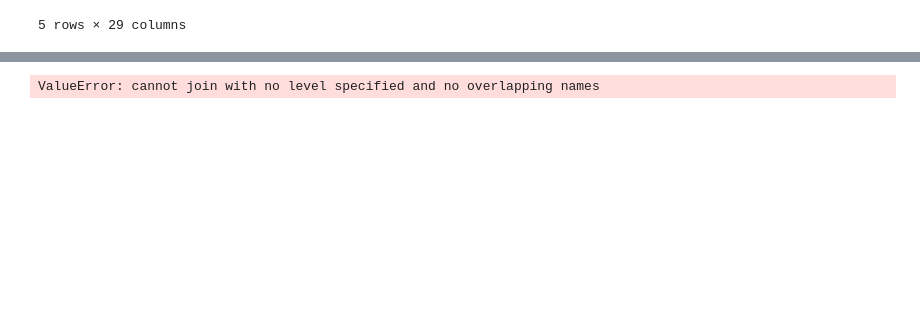
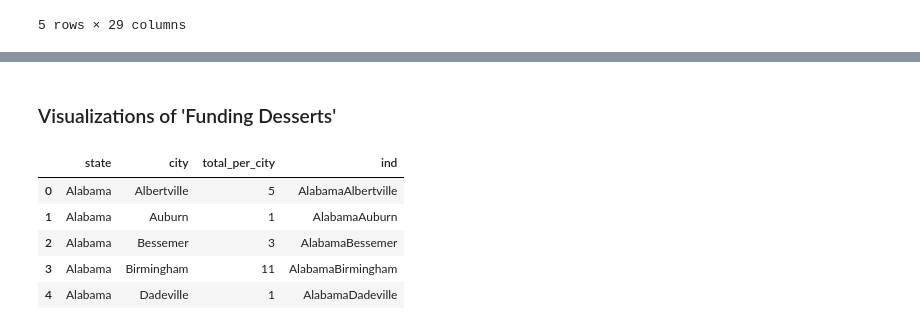
Before and after one commit to USA4UNHCR/DonorsChoose.org-Challenge, a Jupyter notebook: your_work/Maria/Donors_choose_data_exploration.ipynb, the cells around one changed output, grey strips where cells are left out. Cells and saved outputs as stored; diff of their text form; code cells hidden in the pictures; blank space fills up the shorter version.

```diff
--- a/your_work/Maria/Donors_choose_data_exploration.ipynb
+++ b/your_work/Maria/Donors_choose_data_exploration.ipynb
@@ -103,4 +137,0 @@ grouped_by_city_state_pop = arrivals.groupby(['state', 'city'])['total_per_city'
-# %%
-grouped_by_city_state_pop.merge(grouped_by_city_donation, left_index=True, right_index=True)
-# %% [output]
-ValueError: cannot join with no level specified and no overlapping names
@@ -108,0 +138,13 @@ group_by_city_state.merge()
+# %% [markdown]
+### Visualizations of 'Funding Desserts'
+# %%
+test = grouped_by_city_state_pop.reset_index()
+test['ind'] = test['state'].str.cat(test['city'])
+test.head()
+# %% [output]
+|  | state | city | total_per_city | ind |
+| 0 | Alabama | Albertville | 5 | AlabamaAlbertville |
+| 1 | Alabama | Auburn | 1 | AlabamaAuburn |
+| 2 | Alabama | Bessemer | 3 | AlabamaBessemer |
+| 3 | Alabama | Birmingham | 11 | AlabamaBirmingham |
+| 4 | Alabama | Dadeville | 1 | AlabamaDadeville |
```
Also changed, not shown: parts of 15 cells of this notebook.
